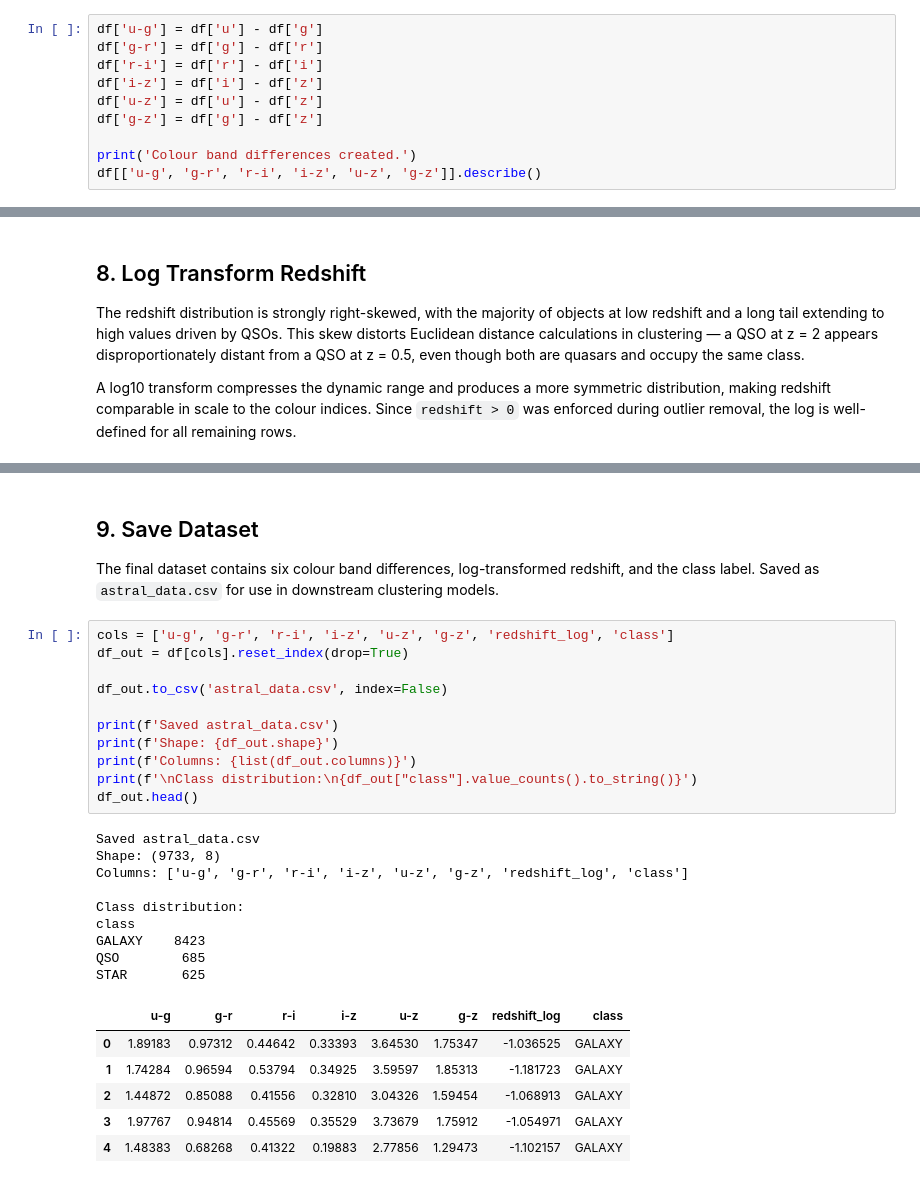
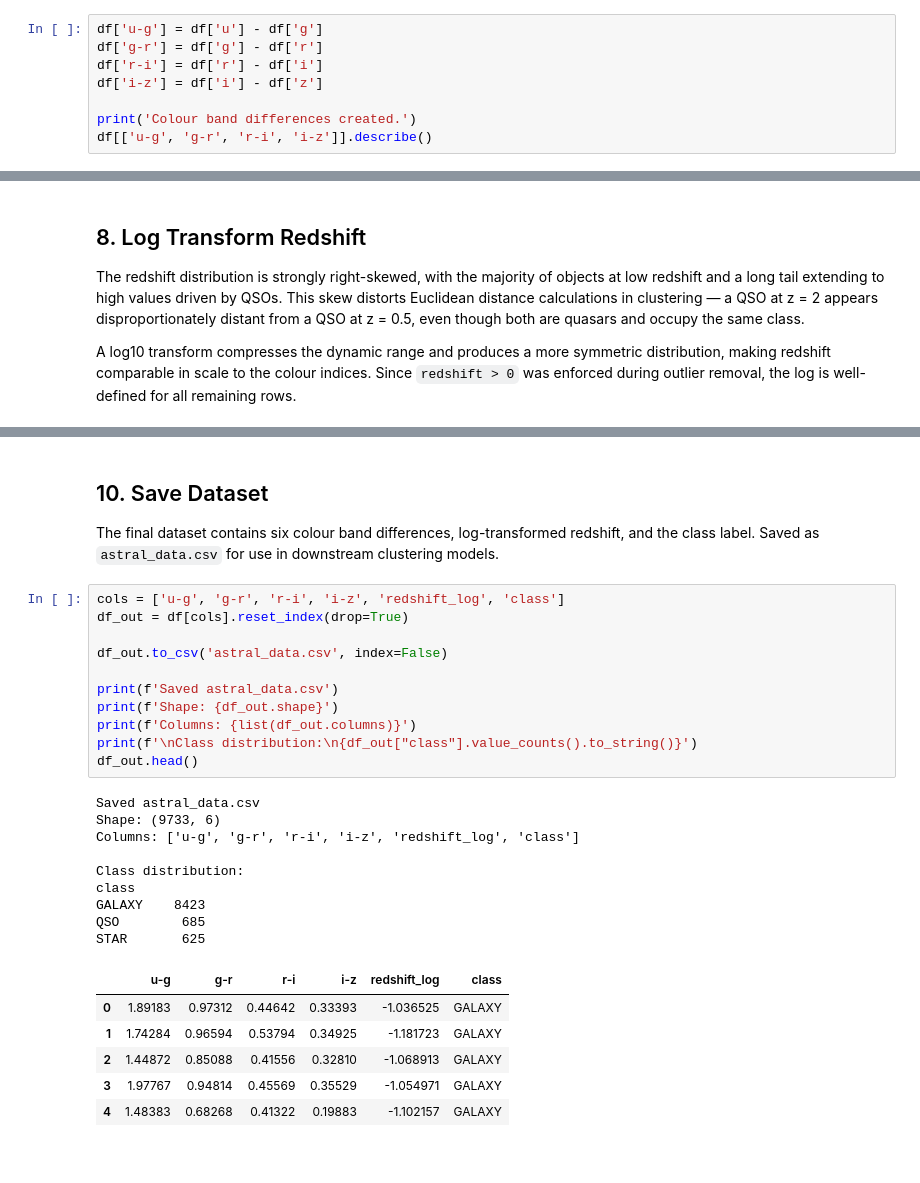
Before and after one commit to DaerenKim/IT1244-Astral-Sentiment-Analysis-Clustering, a Jupyter notebook: astral_eda.ipynb, the cells around one changed output, grey strips where cells are left out. Saved outputs shown, nothing was run; the diff lists cells and outputs as text.

```diff
--- a/astral_eda.ipynb
+++ b/astral_eda.ipynb
@@ -81,10 +79,8 @@ df['u-g'] = df['u'] - df['g']
 df['g-r'] = df['g'] - df['r']
 df['r-i'] = df['r'] - df['i']
 df['i-z'] = df['i'] - df['z']
-df['u-z'] = df['u'] - df['z']
-df['g-z'] = df['g'] - df['z']
 
 print('Colour band differences created.')
-df[['u-g', 'g-r', 'r-i', 'i-z', 'u-z', 'g-z']].describe()
+df[['u-g', 'g-r', 'r-i', 'i-z']].describe()
 # %% [output]
 Colour band differences created.
@@ -215,31 +361,31 @@ Final columns: ['objid', 'class', 'u-g', 'g-r', 'r-i', 'i-z', 'u-z', 'g-z', 'red
 # %% [markdown]
-## 9. Save Dataset
+## 10. Save Dataset
 
 The final dataset contains six colour band differences, log-transformed redshift, and the class label. Saved as `astral_data.csv` for use in downstream clustering models.
 # %%
-cols = ['u-g', 'g-r', 'r-i', 'i-z', 'u-z', 'g-z', 'redshift_log', 'class']
+cols = ['u-g', 'g-r', 'r-i', 'i-z', 'redshift_log', 'class']
 df_out = df[cols].reset_index(drop=True)
 
 df_out.to_csv('astral_data.csv', index=False)
 
 print(f'Saved astral_data.csv')
 print(f'Shape: {df_out.shape}')
 print(f'Columns: {list(df_out.columns)}')
 print(f'\nClass distribution:\n{df_out["class"].value_counts().to_string()}')
 df_out.head()
 # %% [output]
 Saved astral_data.csv
-Shape: (9733, 8)
-Columns: ['u-g', 'g-r', 'r-i', 'i-z', 'u-z', 'g-z', 'redshift_log', 'class']
+Shape: (9733, 6)
+Columns: ['u-g', 'g-r', 'r-i', 'i-z', 'redshift_log', 'class']
 
 Class distribution:
 class
 GALAXY    8423
 QSO        685
 STAR       625
-|  | u-g | g-r | r-i | i-z | u-z | g-z | redshift_log | class |
-| 0 | 1.89183 | 0.97312 | 0.44642 | 0.33393 | 3.64530 | 1.75347 | -1.036525 | GALAXY |
-| 1 | 1.74284 | 0.96594 | 0.53794 | 0.34925 | 3.59597 | 1.85313 | -1.181723 | GALAXY |
-| 2 | 1.44872 | 0.85088 | 0.41556 | 0.32810 | 3.04326 | 1.59454 | -1.068913 | GALAXY |
-| 3 | 1.97767 | 0.94814 | 0.45569 | 0.35529 | 3.73679 | 1.75912 | -1.054971 | GALAXY |
-| 4 | 1.48383 | 0.68268 | 0.41322 | 0.19883 | 2.77856 | 1.29473 | -1.102157 | GALAXY |
+|  | u-g | g-r | r-i | i-z | redshift_log | class |
+| 0 | 1.89183 | 0.97312 | 0.44642 | 0.33393 | -1.036525 | GALAXY |
+| 1 | 1.74284 | 0.96594 | 0.53794 | 0.34925 | -1.181723 | GALAXY |
+| 2 | 1.44872 | 0.85088 | 0.41556 | 0.32810 | -1.068913 | GALAXY |
+| 3 | 1.97767 | 0.94814 | 0.45569 | 0.35529 | -1.054971 | GALAXY |
+| 4 | 1.48383 | 0.68268 | 0.41322 | 0.19883 | -1.102157 | GALAXY |
```
Also changed, not shown: parts of 12 cells of this notebook, 11 other files.
